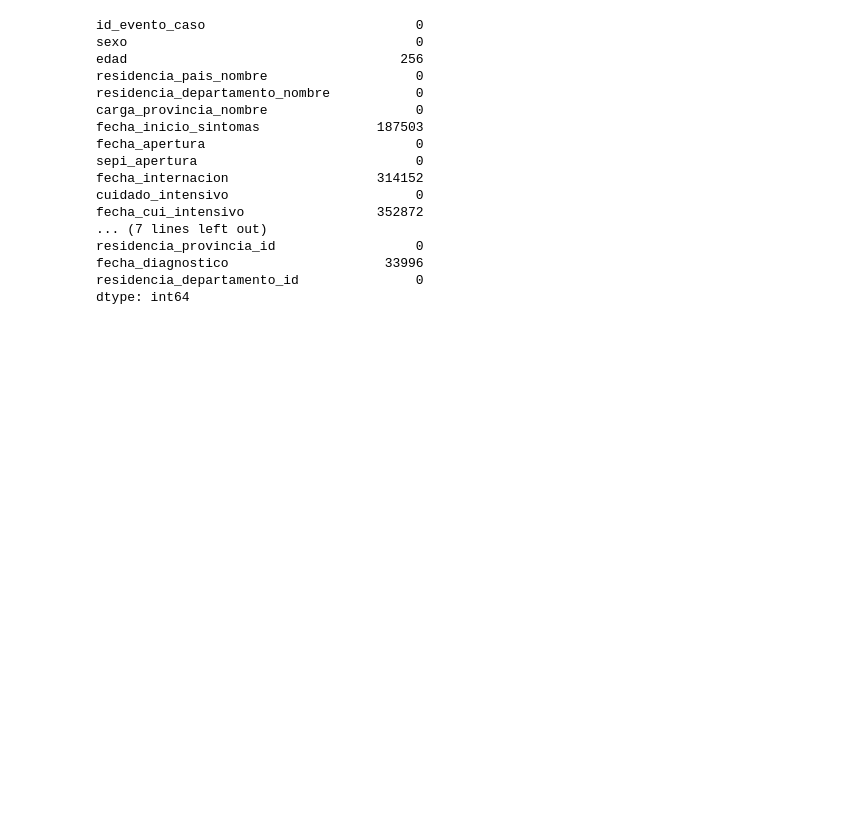
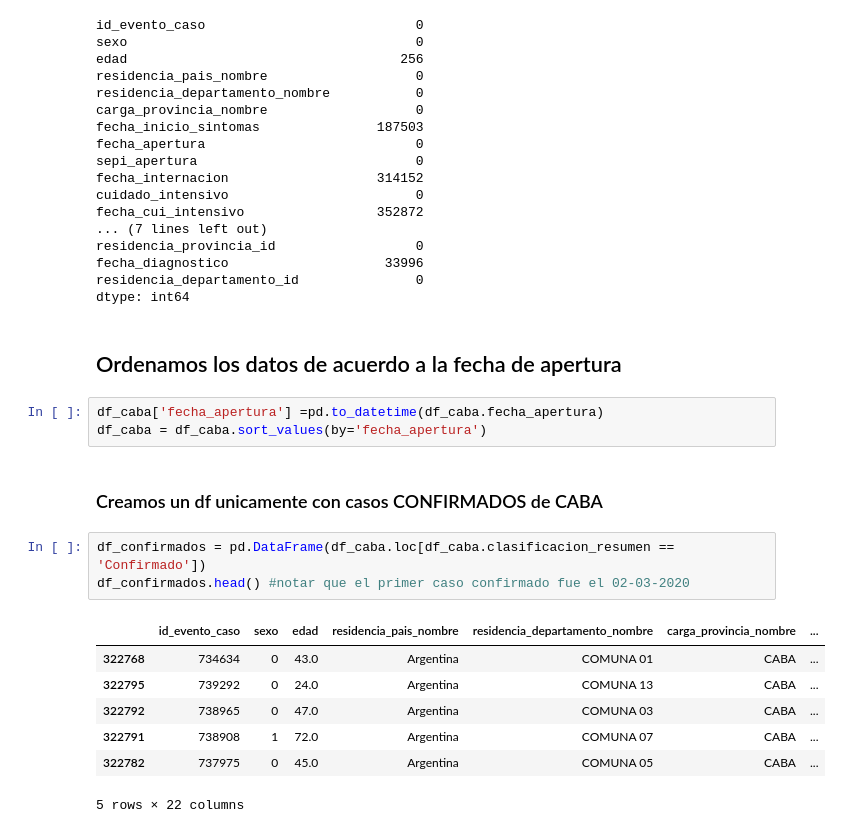
Before and after one commit to tomiambro/clusterai2020_grupo1, a Jupyter notebook: EDA_Proyecto_Final.ipynb, the cells around one changed output. Saved outputs shown, nothing was run; the diff lists cells and outputs as text; blank space fills up the shorter version.

```diff
--- a/EDA_Proyecto_Final.ipynb
+++ b/EDA_Proyecto_Final.ipynb
@@ -100,3 +100,21 @@ residencia_provincia_id                  0
 fecha_diagnostico                    33996
 residencia_departamento_id               0
 dtype: int64
+# %% [markdown]
+## Ordenamos los datos de acuerdo a la fecha de apertura
+# %%
+df_caba['fecha_apertura'] =pd.to_datetime(df_caba.fecha_apertura)
+df_caba = df_caba.sort_values(by='fecha_apertura')
+# %% [markdown]
+### Creamos un df unicamente con casos CONFIRMADOS de CABA
+# %%
+df_confirmados = pd.DataFrame(df_caba.loc[df_caba.clasificacion_resumen == 'Confirmado'])
+df_confirmados.head() #notar que el primer caso confirmado fue el 02-03-2020
+# %% [output]
+|  | id_evento_caso | sexo | edad | residencia_pais_nombre | residencia_departamento_nombre | carga_provincia_nombre | ... |
+| 322768 | 734634 | 0 | 43.0 | Argentina | COMUNA 01 | CABA | ... |
+| 322795 | 739292 | 0 | 24.0 | Argentina | COMUNA 13 | CABA | ... |
+| 322792 | 738965 | 0 | 47.0 | Argentina | COMUNA 03 | CABA | ... |
+| 322791 | 738908 | 1 | 72.0 | Argentina | COMUNA 07 | CABA | ... |
+| 322782 | 737975 | 0 | 45.0 | Argentina | COMUNA 05 | CABA | ... |
+5 rows × 22 columns
```
Also changed, not shown: parts of 7 cells of this notebook.
